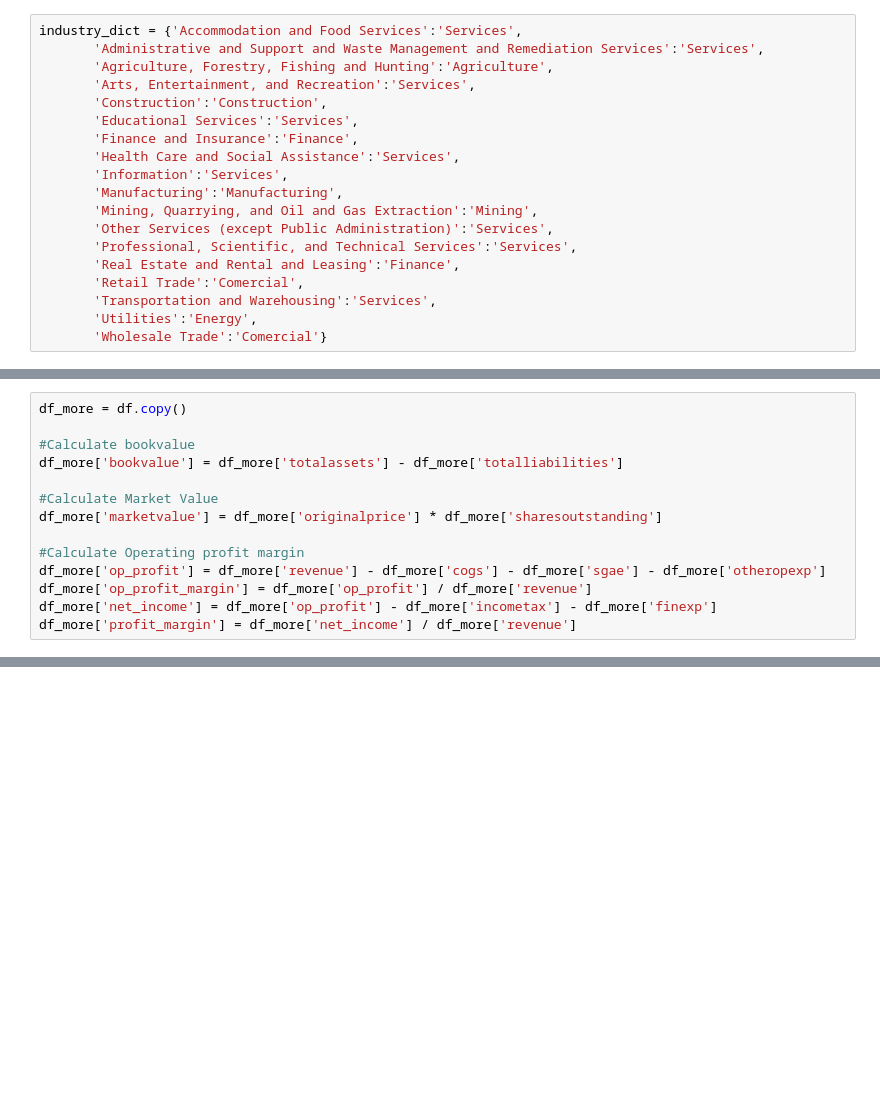
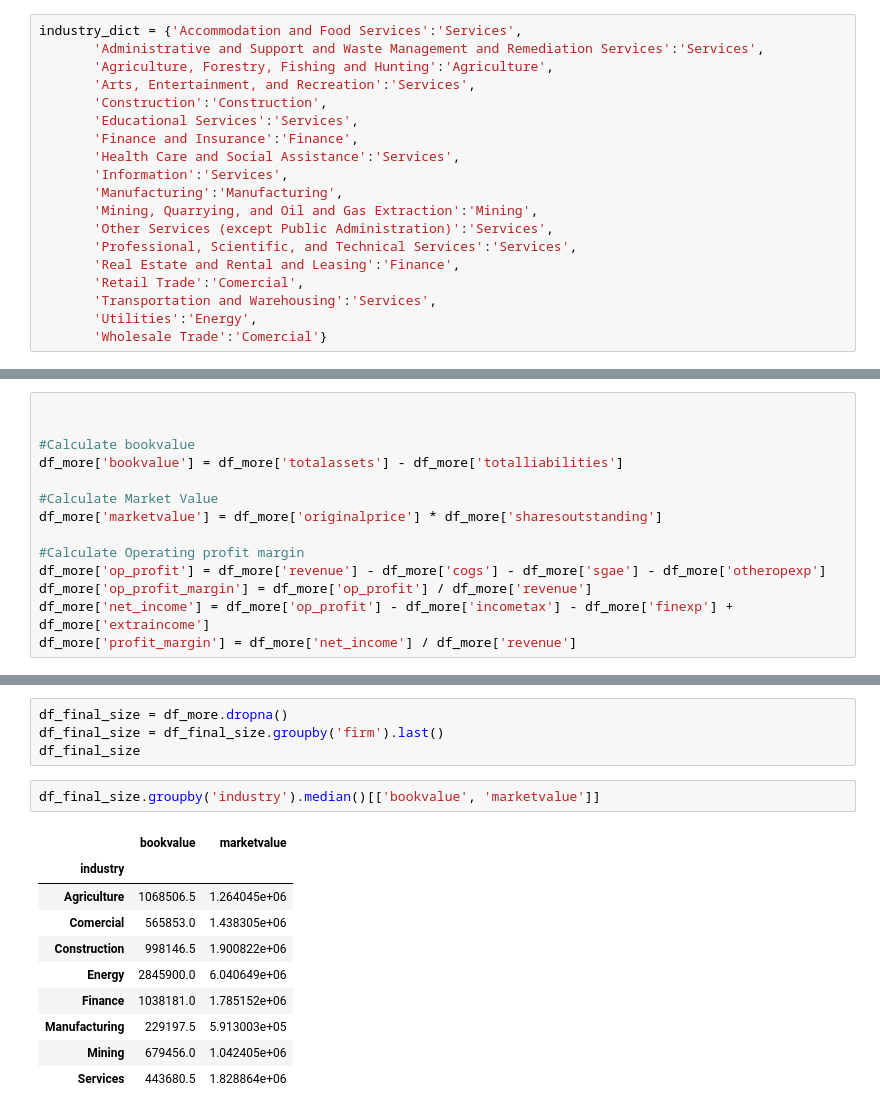
Before and after one commit to A01706648/TC3006C_Deliver, a Jupyter notebook: m1/M1_Delivery.ipynb, the cells around one changed output, grey strips where cells are left out. Cells and saved outputs as stored; diff of their text form; blank space fills up the shorter version.

```diff
--- a/m1/M1_Delivery.ipynb
+++ b/m1/M1_Delivery.ipynb
@@ -33 +80,15 @@ Drive already mounted at /content/gdrive; to attempt to forcibly remount, call d
+# %%
+
+
+#Calculate bookvalue
+df_more['bookvalue'] = df_more['totalassets'] - df_more['totalliabilities']
+
+#Calculate Market Value
+df_more['marketvalue'] = df_more['originalprice'] * df_more['sharesoutstanding']
+
+#Calculate Operating profit margin
+df_more['op_profit'] = df_more['revenue'] - df_more['cogs'] - df_more['sgae'] - df_more['otheropexp']
+df_more['op_profit_margin'] = df_more['op_profit'] / df_more['revenue']
+df_more['net_income'] = df_more['op_profit'] - df_more['incometax'] - df_more['finexp'] + df_more['extraincome']
+df_more['profit_margin'] = df_more['net_income'] / df_more['revenue']
 # %%
@@ -51,14 +103,0 @@ df_firm.head()
-# %%
-df_more = df.copy()
-
-#Calculate bookvalue
-df_more['bookvalue'] = df_more['totalassets'] - df_more['totalliabilities']
-
-#Calculate Market Value
-df_more['marketvalue'] = df_more['originalprice'] * df_more['sharesoutstanding']
-
-#Calculate Operating profit margin
-df_more['op_profit'] = df_more['revenue'] - df_more['cogs'] - df_more['sgae'] - df_more['otheropexp']
-df_more['op_profit_margin'] = df_more['op_profit'] / df_more['revenue']
-df_more['net_income'] = df_more['op_profit'] - df_more['incometax'] - df_more['finexp']
-df_more['profit_margin'] = df_more['net_income'] / df_more['revenue']
@@ -123,0 +126,17 @@ array(['-', 'Accommodation and Food Services',
+# %%
+df_final_size = df_more.dropna()
+df_final_size = df_final_size.groupby('firm').last()
+df_final_size
+# %%
+df_final_size.groupby('industry').median()[['bookvalue', 'marketvalue']]
+# %% [output]
+|  | bookvalue | marketvalue |
+| industry |  |  |
+| Agriculture | 1068506.5 | 1.264045e+06 |
+| Comercial | 565853.0 | 1.438305e+06 |
+| Construction | 998146.5 | 1.900822e+06 |
+| Energy | 2845900.0 | 6.040649e+06 |
+| Finance | 1038181.0 | 1.785152e+06 |
+| Manufacturing | 229197.5 | 5.913003e+05 |
+| Mining | 679456.0 | 1.042405e+06 |
+| Services | 443680.5 | 1.828864e+06 |
```
Also changed, not shown: parts of 19 cells of this notebook.
